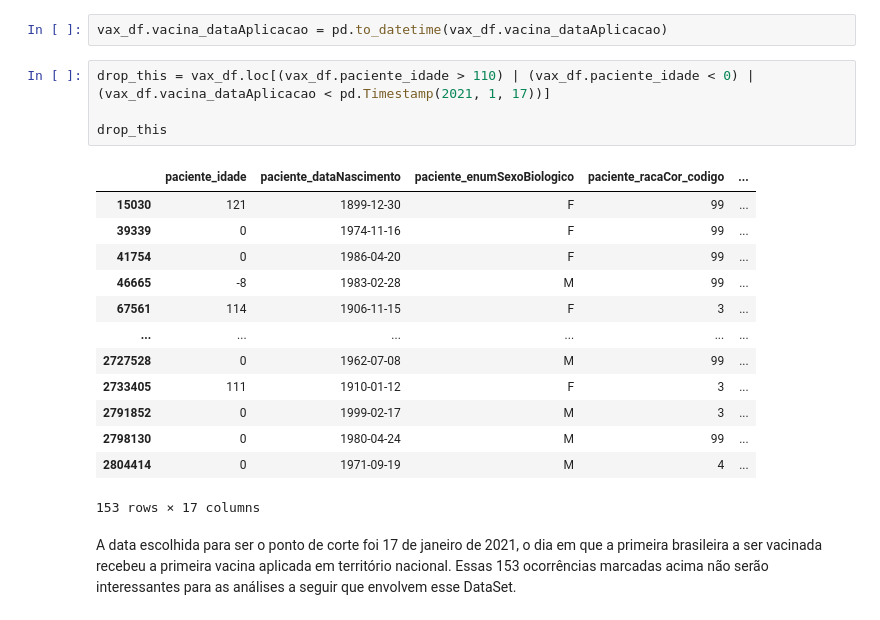
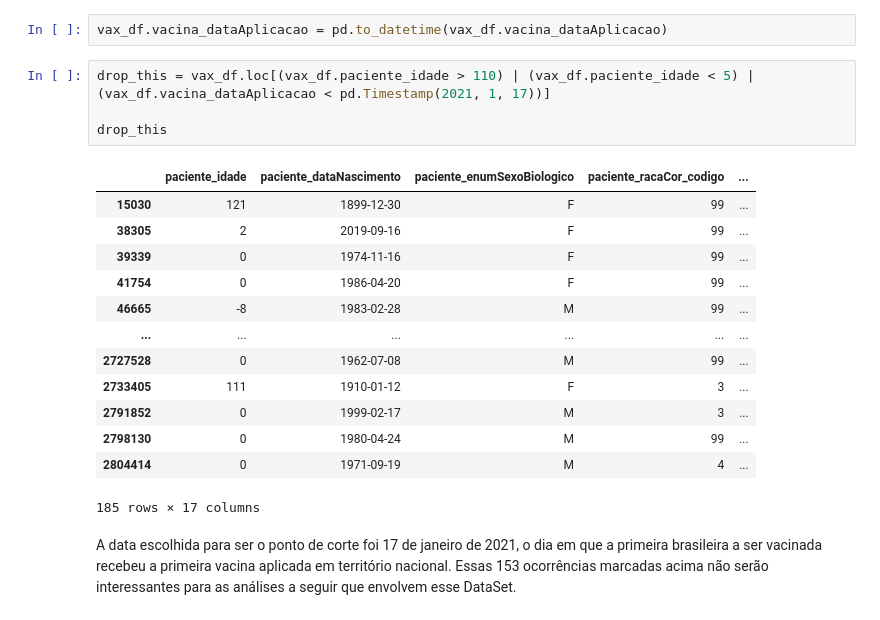
Before and after one commit to maxbarbosa/data-science-final-project, a Jupyter notebook: pir_etaria_n_analise_temporal.ipynb, the cells around one changed output. Cells and saved outputs as stored; diff of their text form.

```diff
--- a/pir_etaria_n_analise_temporal.ipynb
+++ b/pir_etaria_n_analise_temporal.ipynb
@@ -17,23 +18,23 @@ Para isso, começaremos convertendol as datas que estão em string para datetime
 # %%
 vax_df.vacina_dataAplicacao = pd.to_datetime(vax_df.vacina_dataAplicacao)
 # %%
-drop_this = vax_df.loc[(vax_df.paciente_idade > 110) | (vax_df.paciente_idade < 0) | (vax_df.vacina_dataAplicacao < pd.Timestamp(2021, 1, 17))]
+drop_this = vax_df.loc[(vax_df.paciente_idade > 110) | (vax_df.paciente_idade < 5) | (vax_df.vacina_dataAplicacao < pd.Timestamp(2021, 1, 17))]
 
 drop_this
 # %% [output]
 |  | paciente_idade | paciente_dataNascimento | paciente_enumSexoBiologico | paciente_racaCor_codigo | ... |
 | 15030 | 121 | 1899-12-30 | F | 99 | ... |
+| 38305 | 2 | 2019-09-16 | F | 99 | ... |
 | 39339 | 0 | 1974-11-16 | F | 99 | ... |
 | 41754 | 0 | 1986-04-20 | F | 99 | ... |
 | 46665 | -8 | 1983-02-28 | M | 99 | ... |
-| 67561 | 114 | 1906-11-15 | F | 3 | ... |
 | ... | ... | ... | ... | ... | ... |
 | 2727528 | 0 | 1962-07-08 | M | 99 | ... |
 | 2733405 | 111 | 1910-01-12 | F | 3 | ... |
 | 2791852 | 0 | 1999-02-17 | M | 3 | ... |
 | 2798130 | 0 | 1980-04-24 | M | 99 | ... |
 | 2804414 | 0 | 1971-09-19 | M | 4 | ... |
-153 rows × 17 columns
+185 rows × 17 columns
 # %% [markdown]
 A data escolhida para ser o ponto de corte foi 17 de janeiro de 2021, o dia em que a primeira brasileira a ser vacinada recebeu a primeira vacina aplicada em território nacional.
 Essas 153 ocorrências marcadas acima não serão interessantes para as análises a seguir que envolvem esse DataSet.
```
Also changed, not shown: parts of 23 cells of this notebook, 2 other files.
